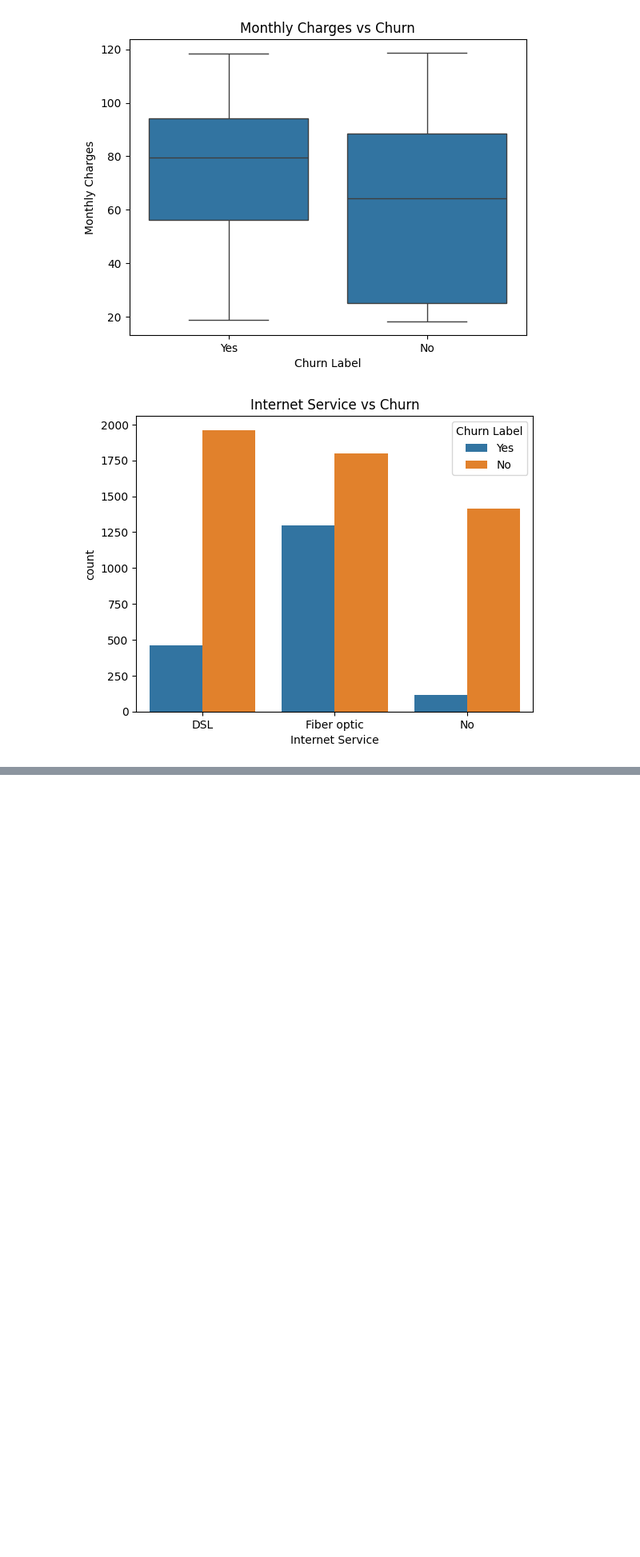
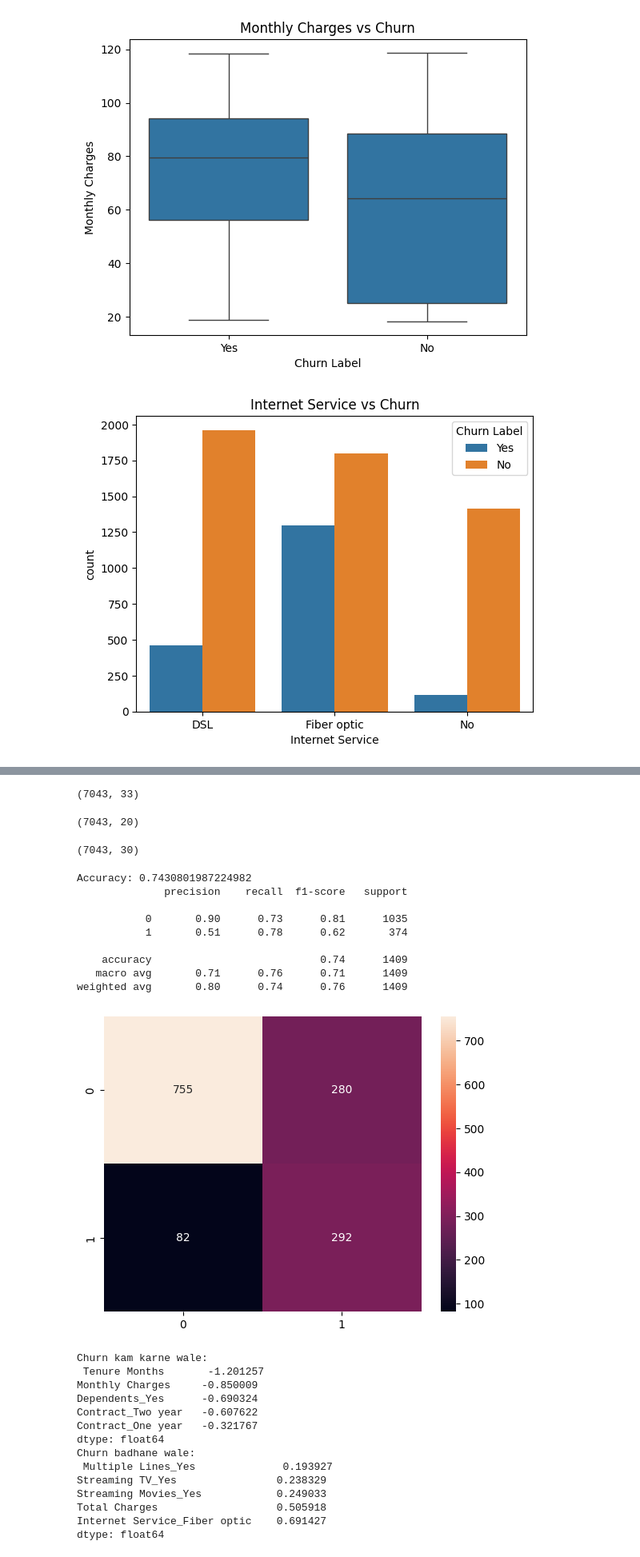
Before and after one commit to nehaa511/customer-churn-prediction, a Jupyter notebook: churn_eda.ipynb, the cells around one changed output, grey strips where cells are left out. Shown at 80% size. Cells and saved outputs as stored; diff of their text form; code cells hidden in the pictures; blank space fills up the shorter version.

Commit message:
baseline Logistic Regression model (recall 0.78)

```diff
--- a/churn_eda.ipynb
+++ b/churn_eda.ipynb
@@ -163,0 +206,80 @@ plt.show()
+# %%
+import pandas as pd
+import matplotlib.pyplot as plt
+import seaborn as sns
+
+df = pd.read_excel("Telco_customer_churn.xlsx")
+df["Total Charges"] = pd.to_numeric(df["Total Charges"], errors="coerce")
+df["Total Charges"] = df["Total Charges"].fillna(0)
+print(df.shape)
+# %% [output]
+(7043, 33)
+# %%
+drop_cols = ["CustomerID", "Count", "Country", "State", "City", "Zip Code",
+             "Lat Long", "Latitude", "Longitude",
+             "Churn Value", "Churn Score", "CLTV", "Churn Reason"]
+data = df.drop(columns=drop_cols)
+data["Churn Label"] = data["Churn Label"].map({"Yes": 1, "No": 0})
+print(data.shape)
+# %% [output]
+(7043, 20)
+# %%
+data = pd.get_dummies(data, drop_first=True)
+X = data.drop("Churn Label", axis=1)
+y = data["Churn Label"]
+print(X.shape)
+# %% [output]
+(7043, 30)
+# %%
+from sklearn.model_selection import train_test_split
+from sklearn.preprocessing import StandardScaler
+from sklearn.linear_model import LogisticRegression
+from sklearn.metrics import accuracy_score, classification_report, confusion_matrix
+
+# split + scaling
+X_train, X_test, y_train, y_test = train_test_split(
+    X, y, test_size=0.2, random_state=42, stratify=y)
+scaler = StandardScaler()
+X_train = scaler.fit_transform(X_train)
+X_test = scaler.transform(X_test)
+
+# model
+model = LogisticRegression(max_iter=1000, class_weight="balanced")
+model.fit(X_train, y_train)
+y_pred = model.predict(X_test)
+
+# result
+print("Accuracy:", accuracy_score(y_test, y_pred))
+print(classification_report(y_test, y_pred))
+sns.heatmap(confusion_matrix(y_test, y_pred), annot=True, fmt="d")
+plt.show()
+
+# important features
+imp = pd.Series(model.coef_[0], index=X.columns).sort_values()
+print("Churn kam karne wale:\n", imp.head(5))
+print("Churn badhane wale:\n", imp.tail(5))
+# %% [output]
+Accuracy: 0.7430801987224982
+              precision    recall  f1-score   support
+
+           0       0.90      0.73      0.81      1035
+           1       0.51      0.78      0.62       374
+
+    accuracy                           0.74      1409
+   macro avg       0.71      0.76      0.71      1409
+weighted avg       0.80      0.74      0.76      1409
+[figure, added]
+Churn kam karne wale:
+ Tenure Months       -1.201257
+Monthly Charges     -0.850009
+Dependents_Yes      -0.690324
+Contract_Two year   -0.607622
+Contract_One year   -0.321767
+dtype: float64
+Churn badhane wale:
+ Multiple Lines_Yes              0.193927
+Streaming TV_Yes                0.238329
+Streaming Movies_Yes            0.249033
+Total Charges                   0.505918
+Internet Service_Fiber optic    0.691427
+dtype: float64
```
Also changed, not shown: parts of 4 cells of this notebook.
